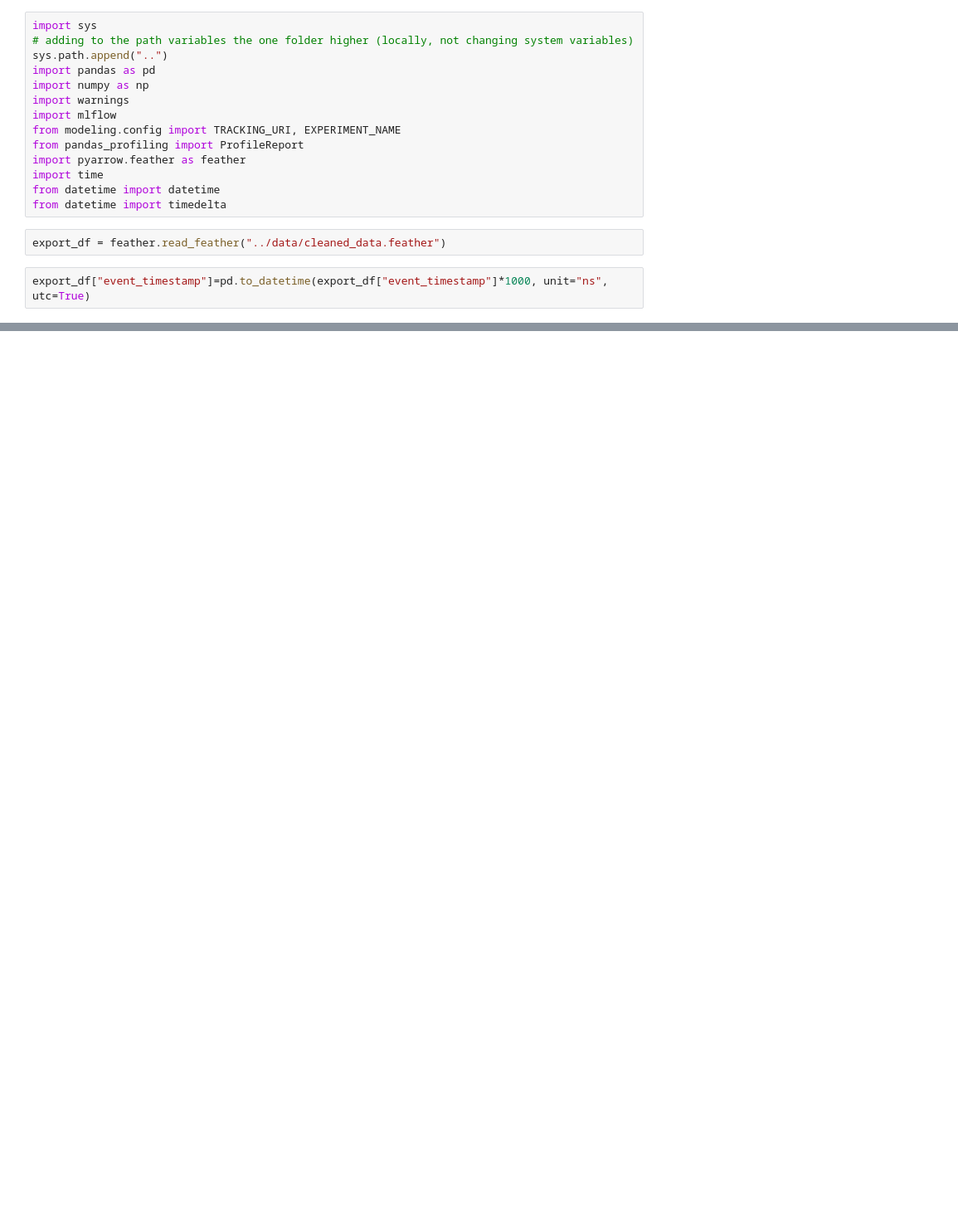
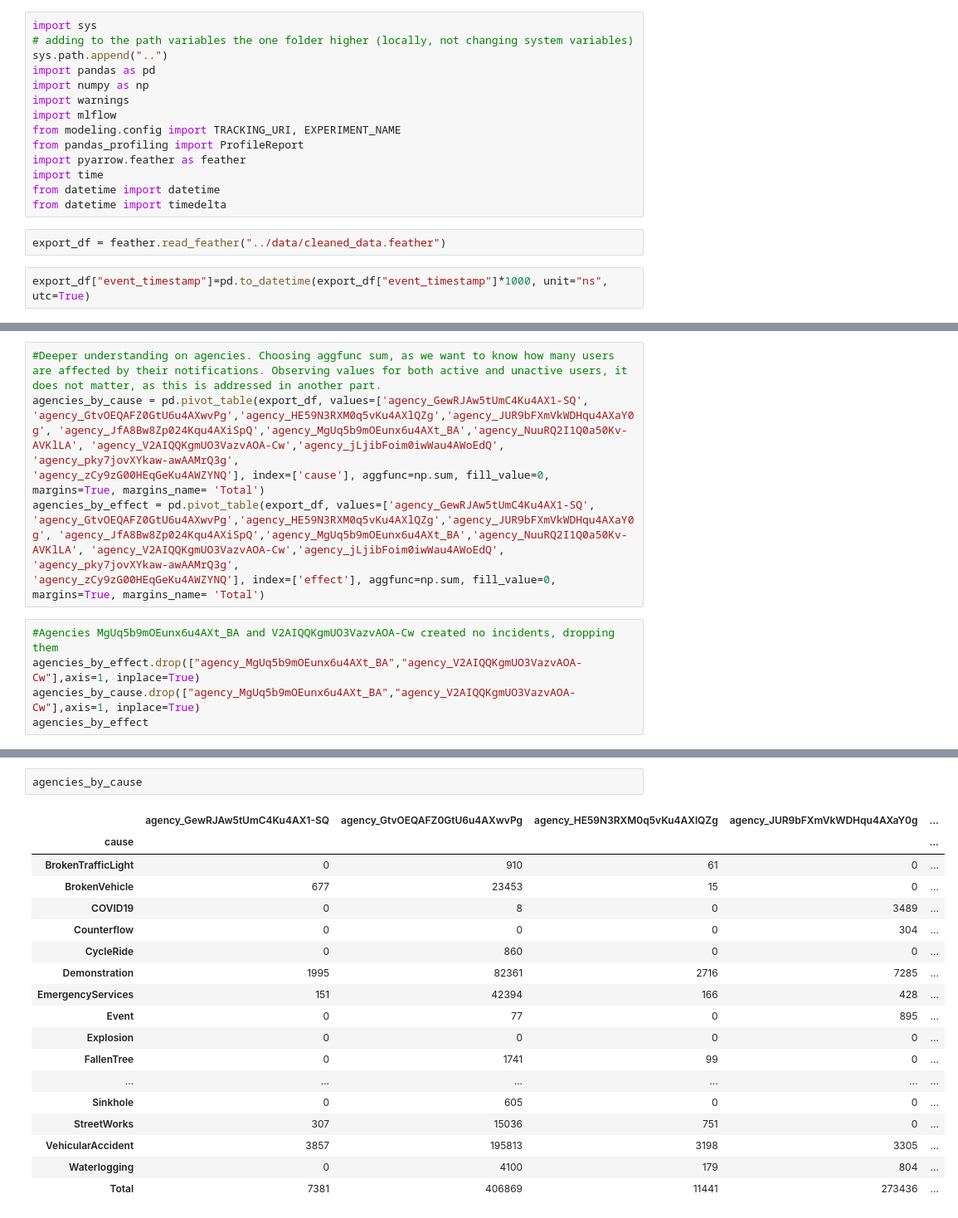
Before and after one commit to ComMutants/Capstone-WIMT, a Jupyter notebook: notebooks/EDU_EDA.ipynb, the cells around one changed output, grey strips where cells are left out. Shown: that part at 83% size. Saved outputs shown, nothing was run; the diff lists cells and outputs as text; blank space fills up the shorter version.

```diff
--- a/notebooks/EDU_EDA.ipynb
+++ b/notebooks/EDU_EDA.ipynb
@@ -58,0 +67,11 @@ export_df
+# %%
+#Deeper understanding on agencies. Choosing aggfunc sum, as we want to know how many users are affected by their notifications. Observing values for both active and unactive users, it does not matter, as this is addressed in another part.
+agencies_by_cause = pd.pivot_table(export_df, values=['agency_GewRJAw5tUmC4Ku4AX1-SQ', 'agency_GtvOEQAFZ0GtU6u4AXwvPg','agency_HE59N3RXM0q5vKu4AXlQZg','agency_JUR9bFXmVkWDHqu4AXaY0g', 'agency_JfA8Bw8Zp024Kqu4AXiSpQ','agency_MgUq5b9mOEunx6u4AXt_BA','agency_NuuRQ2I1Q0a50Kv-AVKlLA', 'agency_V2AIQQKgmUO3VazvAOA-Cw','agency_jLjibFoim0iwWau4AWoEdQ', 'agency_pky7jovXYkaw-awAAMrQ3g',
+'agency_zCy9zG00HEqGeKu4AWZYNQ'], index=['cause'], aggfunc=np.sum, fill_value=0, margins=True, margins_name= 'Total')
+agencies_by_effect = pd.pivot_table(export_df, values=['agency_GewRJAw5tUmC4Ku4AX1-SQ', 'agency_GtvOEQAFZ0GtU6u4AXwvPg','agency_HE59N3RXM0q5vKu4AXlQZg','agency_JUR9bFXmVkWDHqu4AXaY0g', 'agency_JfA8Bw8Zp024Kqu4AXiSpQ','agency_MgUq5b9mOEunx6u4AXt_BA','agency_NuuRQ2I1Q0a50Kv-AVKlLA', 'agency_V2AIQQKgmUO3VazvAOA-Cw','agency_jLjibFoim0iwWau4AWoEdQ', 'agency_pky7jovXYkaw-awAAMrQ3g',
+'agency_zCy9zG00HEqGeKu4AWZYNQ'], index=['effect'], aggfunc=np.sum, fill_value=0, margins=True, margins_name= 'Total')
+# %%
+#Agencies MgUq5b9mOEunx6u4AXt_BA and V2AIQQKgmUO3VazvAOA-Cw created no incidents, dropping them
+agencies_by_effect.drop(["agency_MgUq5b9mOEunx6u4AXt_BA","agency_V2AIQQKgmUO3VazvAOA-Cw"],axis=1, inplace=True)
+agencies_by_cause.drop(["agency_MgUq5b9mOEunx6u4AXt_BA","agency_V2AIQQKgmUO3VazvAOA-Cw"],axis=1, inplace=True)
+agencies_by_effect
@@ -58,0 +95,21 @@ export_df
+# %%
+agencies_by_cause
+# %% [output]
+|  | agency_GewRJAw5tUmC4Ku4AX1-SQ | agency_GtvOEQAFZ0GtU6u4AXwvPg | agency_HE59N3RXM0q5vKu4AXlQZg | agency_JUR9bFXmVkWDHqu4AXaY0g | ... |
+| cause |  |  |  |  | ... |
+| BrokenTrafficLight | 0 | 910 | 61 | 0 | ... |
+| BrokenVehicle | 677 | 23453 | 15 | 0 | ... |
+| COVID19 | 0 | 8 | 0 | 3489 | ... |
+| Counterflow | 0 | 0 | 0 | 304 | ... |
+| CycleRide | 0 | 860 | 0 | 0 | ... |
+| Demonstration | 1995 | 82361 | 2716 | 7285 | ... |
+| EmergencyServices | 151 | 42394 | 166 | 428 | ... |
+| Event | 0 | 77 | 0 | 895 | ... |
+| Explosion | 0 | 0 | 0 | 0 | ... |
+| FallenTree | 0 | 1741 | 99 | 0 | ... |
+| ... | ... | ... | ... | ... | ... |
+| Sinkhole | 0 | 605 | 0 | 0 | ... |
+| StreetWorks | 307 | 15036 | 751 | 0 | ... |
+| VehicularAccident | 3857 | 195813 | 3198 | 3305 | ... |
+| Waterlogging | 0 | 4100 | 179 | 804 | ... |
+| Total | 7381 | 406869 | 11441 | 273436 | ... |
```
Also changed, not shown: parts of 9 cells of this notebook, 1 other file.
